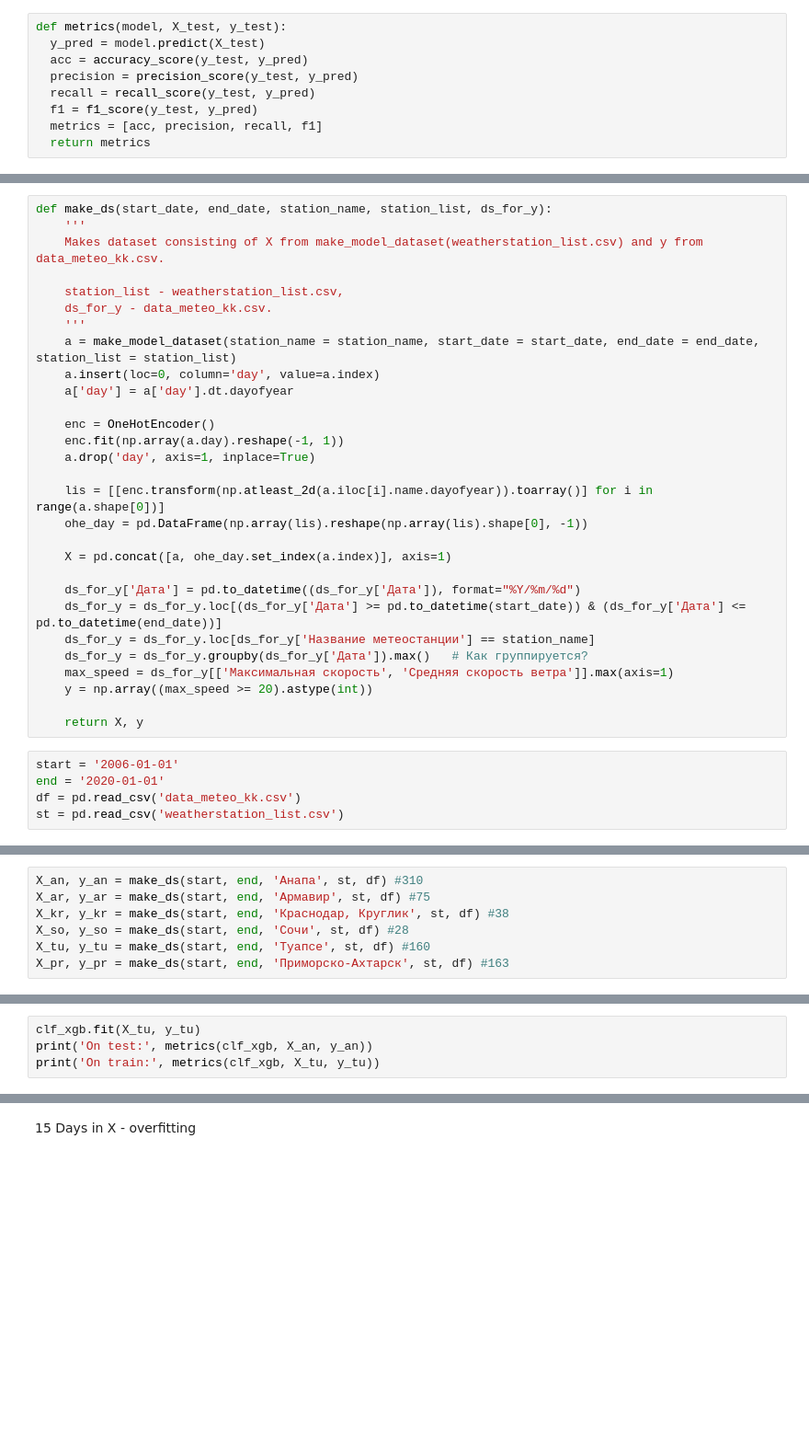
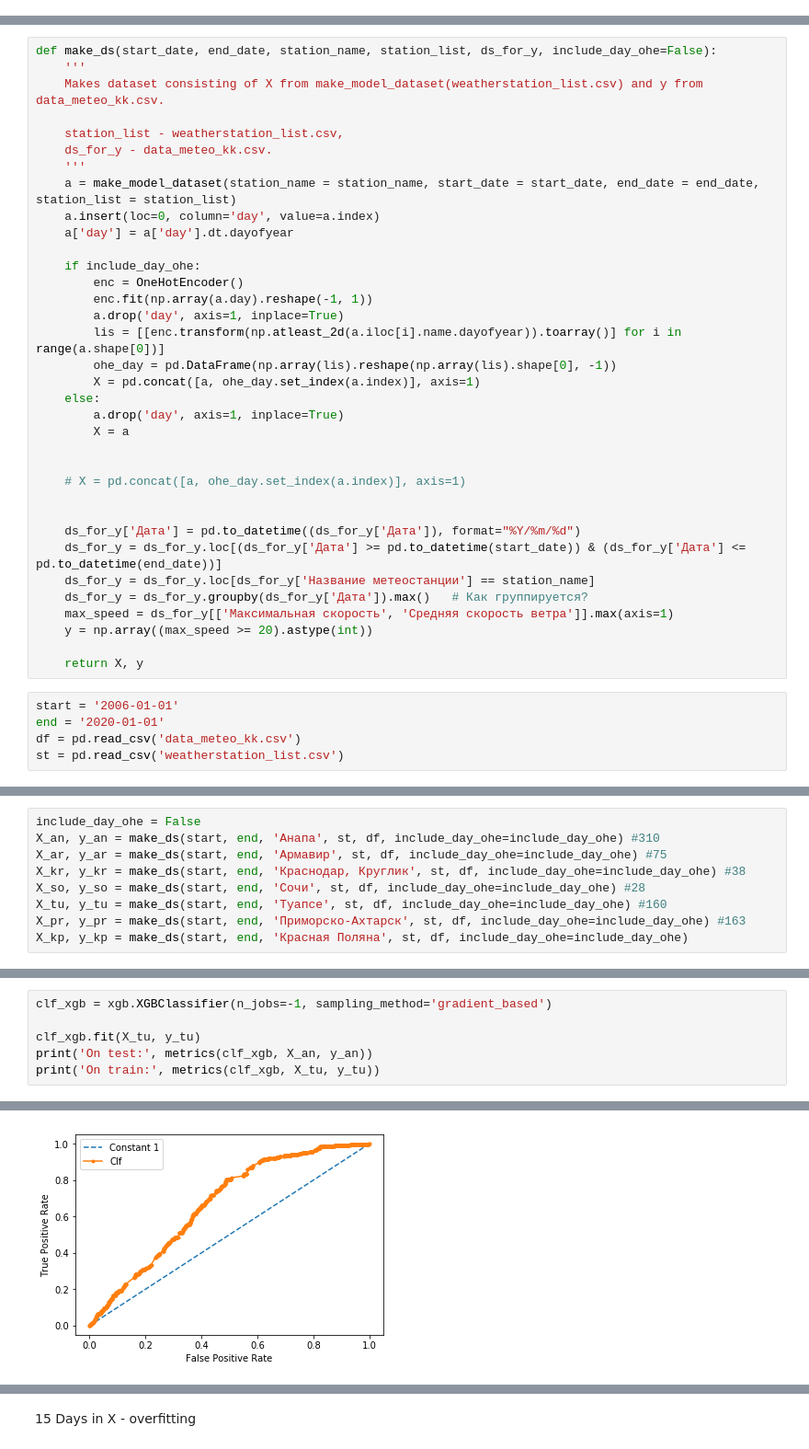
Before and after one commit to yeahartem/Wind, a Jupyter notebook: Gather_dataset.ipynb, the cells around one changed output, grey strips where cells are left out. Shown: that part at 92% size. Cells and saved outputs as stored; diff of their text form; blank space fills up the shorter version.

```diff
--- a/Gather_dataset.ipynb
+++ b/Gather_dataset.ipynb
@@ -40,12 +32,3 @@ from sklearn.metrics import recall_score
 from sklearn.metrics import f1_score
 import xgboost as xgb
 from sklearn.preprocessing import OneHotEncoder
-# %%
-def metrics(model, X_test, y_test):
-  y_pred = model.predict(X_test)
-  acc = accuracy_score(y_test, y_pred)
-  precision = precision_score(y_test, y_pred)
-  recall = recall_score(y_test, y_pred)
-  f1 = f1_score(y_test, y_pred)
-  metrics = [acc, precision, recall, f1]
-  return metrics
@@ -103,7 +132,7 @@ def dss(start_date, end_date, station_name, station_list, ds_for_y, delta_in_x):
 # %% [markdown]
 ### Add OHE
 # %%
-def make_ds(start_date, end_date, station_name, station_list, ds_for_y):
+def make_ds(start_date, end_date, station_name, station_list, ds_for_y, include_day_ohe=False):
     '''
     Makes dataset consisting of X from make_model_dataset(weatherstation_list.csv) and y from data_meteo_kk.csv.
 
@@ -114,14 +143,20 @@ def make_ds(start_date, end_date, station_name, station_list, ds_for_y):
     a.insert(loc=0, column='day', value=a.index)
     a['day'] = a['day'].dt.dayofyear
 
-    enc = OneHotEncoder()
-    enc.fit(np.array(a.day).reshape(-1, 1))
-    a.drop('day', axis=1, inplace=True)
+    if include_day_ohe:
+        enc = OneHotEncoder()
+        enc.fit(np.array(a.day).reshape(-1, 1))
+        a.drop('day', axis=1, inplace=True)
+        lis = [[enc.transform(np.atleast_2d(a.iloc[i].name.dayofyear)).toarray()] for i in range(a.shape[0])]
+        ohe_day = pd.DataFrame(np.array(lis).reshape(np.array(lis).shape[0], -1))
+        X = pd.concat([a, ohe_day.set_index(a.index)], axis=1)
+    else:
+        a.drop('day', axis=1, inplace=True)
+        X = a
 
-    lis = [[enc.transform(np.atleast_2d(a.iloc[i].name.dayofyear)).toarray()] for i in range(a.shape[0])]
-    ohe_day = pd.DataFrame(np.array(lis).reshape(np.array(lis).shape[0], -1))
 
-    X = pd.concat([a, ohe_day.set_index(a.index)], axis=1)
+    # X = pd.concat([a, ohe_day.set_index(a.index)], axis=1)
+
 
     ds_for_y['Дата'] = pd.to_datetime((ds_for_y['Дата']), format="%Y/%m/%d")
     ds_for_y = ds_for_y.loc[(ds_for_y['Дата'] >= pd.to_datetime(start_date)) & (ds_for_y['Дата'] <= pd.to_datetime(end_date))]
@@ -156,8 +174,10 @@ ss & dd
 # %%
-X_an, y_an = make_ds(start, end, 'Анапа', st, df) #310
-X_ar, y_ar = make_ds(start, end, 'Армавир', st, df) #75
-X_kr, y_kr = make_ds(start, end, 'Краснодар, Круглик', st, df) #38
-X_so, y_so = make_ds(start, end, 'Сочи', st, df) #28
-X_tu, y_tu = make_ds(start, end, 'Туапсе', st, df) #160
-X_pr, y_pr = make_ds(start, end, 'Приморско-Ахтарск', st, df) #163
+include_day_ohe = False
+X_an, y_an = make_ds(start, end, 'Анапа', st, df, include_day_ohe=include_day_ohe) #310
+X_ar, y_ar = make_ds(start, end, 'Армавир', st, df, include_day_ohe=include_day_ohe) #75
+X_kr, y_kr = make_ds(start, end, 'Краснодар, Круглик', st, df, include_day_ohe=include_day_ohe) #38
+X_so, y_so = make_ds(start, end, 'Сочи', st, df, include_day_ohe=include_day_ohe) #28
+X_tu, y_tu = make_ds(start, end, 'Туапсе', st, df, include_day_ohe=include_day_ohe) #160
+X_pr, y_pr = make_ds(start, end, 'Приморско-Ахтарск', st, df, include_day_ohe=include_day_ohe) #163
+X_kp, y_kp = make_ds(start, end, 'Красная Поляна', st, df, include_day_ohe=include_day_ohe)
 # %%
@@ -170,4 +191,6 @@ X_pr_d, y_pr_d = dss(start, end, 'Приморско-Ахтарск', st, df, 15
 # %%
+clf_xgb = xgb.XGBClassifier(n_jobs=-1, sampling_method='gradient_based')
+
 clf_xgb.fit(X_tu, y_tu)
 print('On test:', metrics(clf_xgb, X_an, y_an))
 print('On train:', metrics(clf_xgb, X_tu, y_tu))
@@ -176,0 +200 @@ On train: [0.9779037935080173, 1.0, 0.29375, 0.45410628019323673]
+[figure, added]
```
Also changed, not shown: parts of 18 cells of this notebook.
